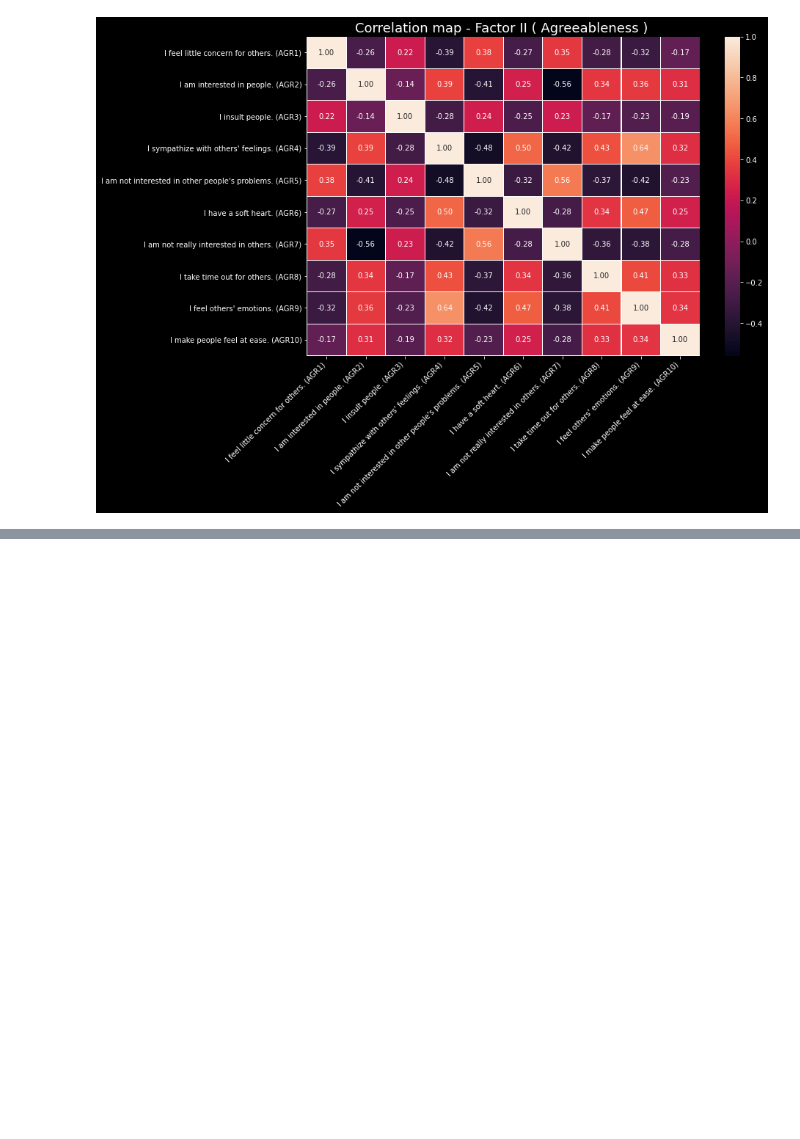
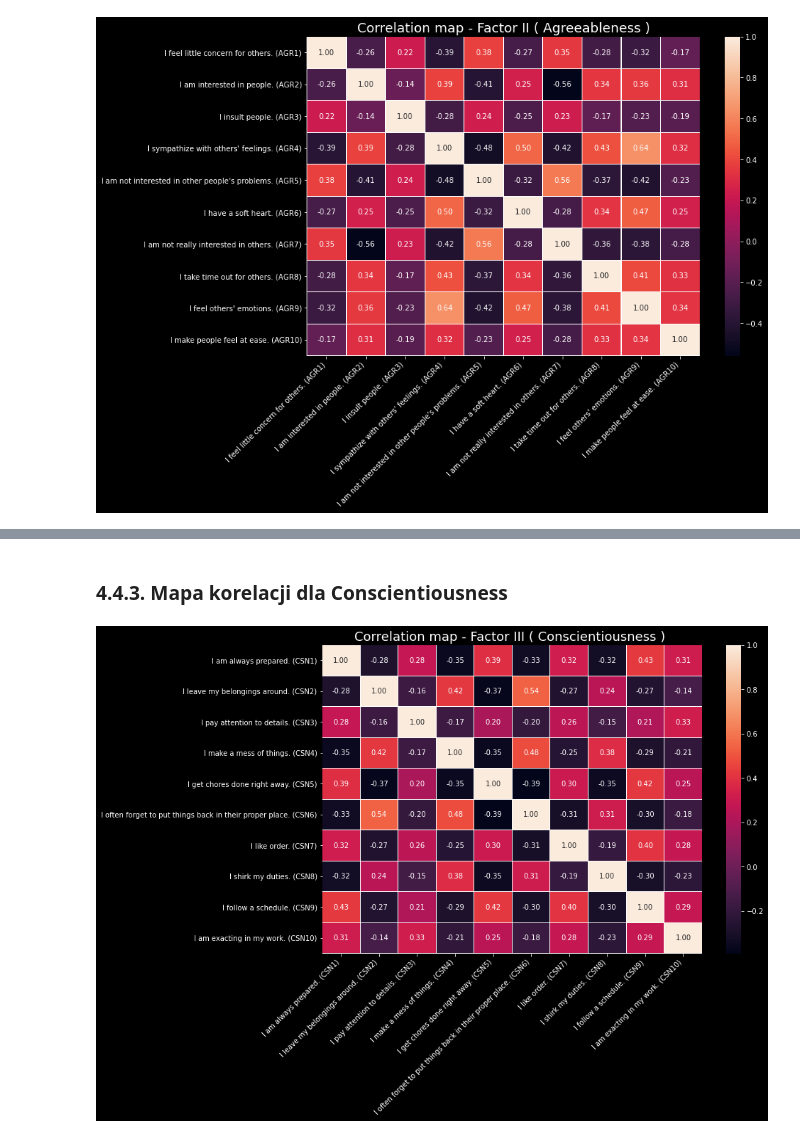
Before and after one commit to ArminD93/BigFivePersonalityTest, a Jupyter notebook: BigFivePersonality.ipynb, the cells around one changed output, grey strips where cells are left out. Saved outputs shown, nothing was run; the diff lists cells and outputs as text; code cells hidden in the pictures; blank space fills up the shorter version.

Commit message:
Przygotowanie mapy korelacji dla zagadnień ze zbioru Conscientiousness

```diff
--- a/BigFivePersonality.ipynb
+++ b/BigFivePersonality.ipynb
@@ -909,7 +913,7 @@ memory usage: 54.3 MB
 # %% [markdown]
 ### <a name='17'></a>4.3.3. Mapa korelacji dla Agreeableness
 # %%
-def make_corr_map(factor_df, factor_col_names, factor_name_list):
+def make_corr_map(factor_df, factor_col_names, factor_name_list, title):
 
   factor_to_float = factor_df[factor_col_names].astype('float')
   factor_corr = factor_to_float.corr()
@@ -917,7 +921,7 @@ def make_corr_map(factor_df, factor_col_names, factor_name_list):
   g = plt.figure(figsize=(12,8))
   g = sns.heatmap(factor_corr, xticklabels= factor_name_list, yticklabels= factor_name_list, annot=True, fmt='.2f', linewidth=.03)
   g.set_xticklabels( g.get_xticklabels(), rotation=45,  horizontalalignment='right', fontweight='light' )
-  g.set_title('Correlation map - Factor II ( Agreeableness ) ', fontsize=18)
+  g.set_title(title, fontsize=18)
 
   plt.show()
 # %%
@@ -926,0 +964,3 @@ make_corr_map(Factor_II_Agreeableness_df, Factor_II_Agreeableness_col_names, Fac
+# %%
+Factor_III_Conscientiousness_col_names =  BigFive.columns[30:40]
+Factor_III_Conscientiousness_col_names
@@ -926,0 +971,3 @@ make_corr_map(Factor_II_Agreeableness_df, Factor_II_Agreeableness_col_names, Fac
+# %%
+Factor_III_Conscientiousness_df = make_factor_df(Factor_III_Conscientiousness_col_names)
+Factor_III_Conscientiousness_df
@@ -926,0 +989,15 @@ make_corr_map(Factor_II_Agreeableness_df, Factor_II_Agreeableness_col_names, Fac
+# %%
+Factor_III_Conscientiousness_names_list = [
+                                    "I am always prepared. (CSN1)",
+                                    "I leave my belongings around. (CSN2)",
+                                    "I pay attention to details. (CSN3)",
+                                    "I make a mess of things. (CSN4)",
+                                    "I get chores done right away. (CSN5)",
+                                    "I often forget to put things back in their proper place. (CSN6)",
+                                    "I like order. (CSN7)",
+                                    "I shirk my duties. (CSN8)",
+                                    "I follow a schedule. (CSN9)",
+                                    "I am exacting in my work. (CSN10)"
+                                    ]
+
+Factor_III_Conscientiousness_names_list
@@ -927,3 +1015,9 @@ make_corr_map(Factor_II_Agreeableness_df, Factor_II_Agreeableness_col_names, Fac
+# %% [markdown]
+### <a name='21'></a>4.4.3. Mapa korelacji dla Conscientiousness
+# %%
+make_corr_map(Factor_III_Conscientiousness_df, Factor_III_Conscientiousness_col_names, Factor_III_Conscientiousness_names_list, title='Correlation map - Factor III ( Conscientiousness ) ')
+# %% [output]
+[figure, added]
 # %%
 # np 5 krajów o najwyższym poziomie:
 
```
Also changed, not shown: parts of 8 cells of this notebook.
